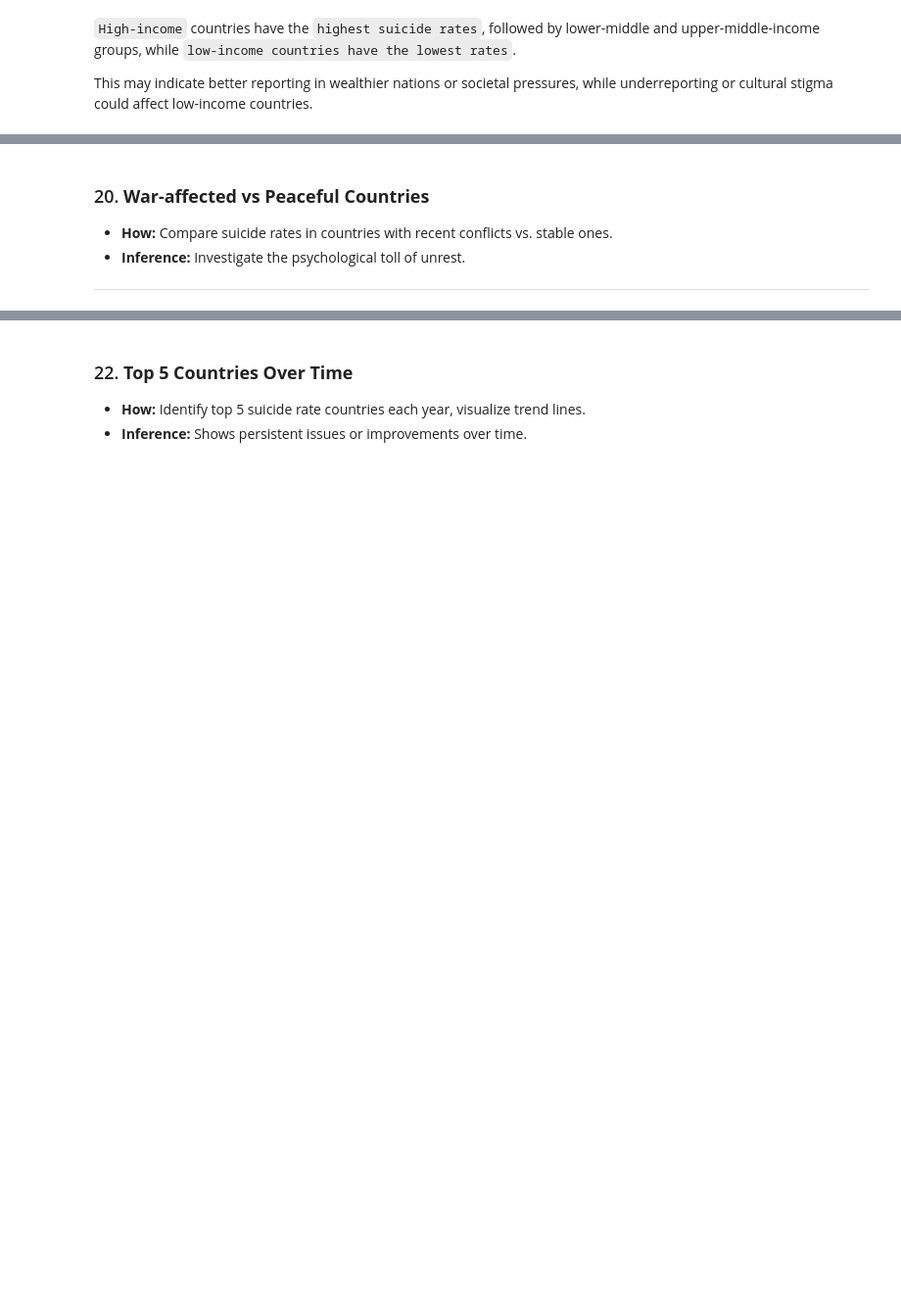
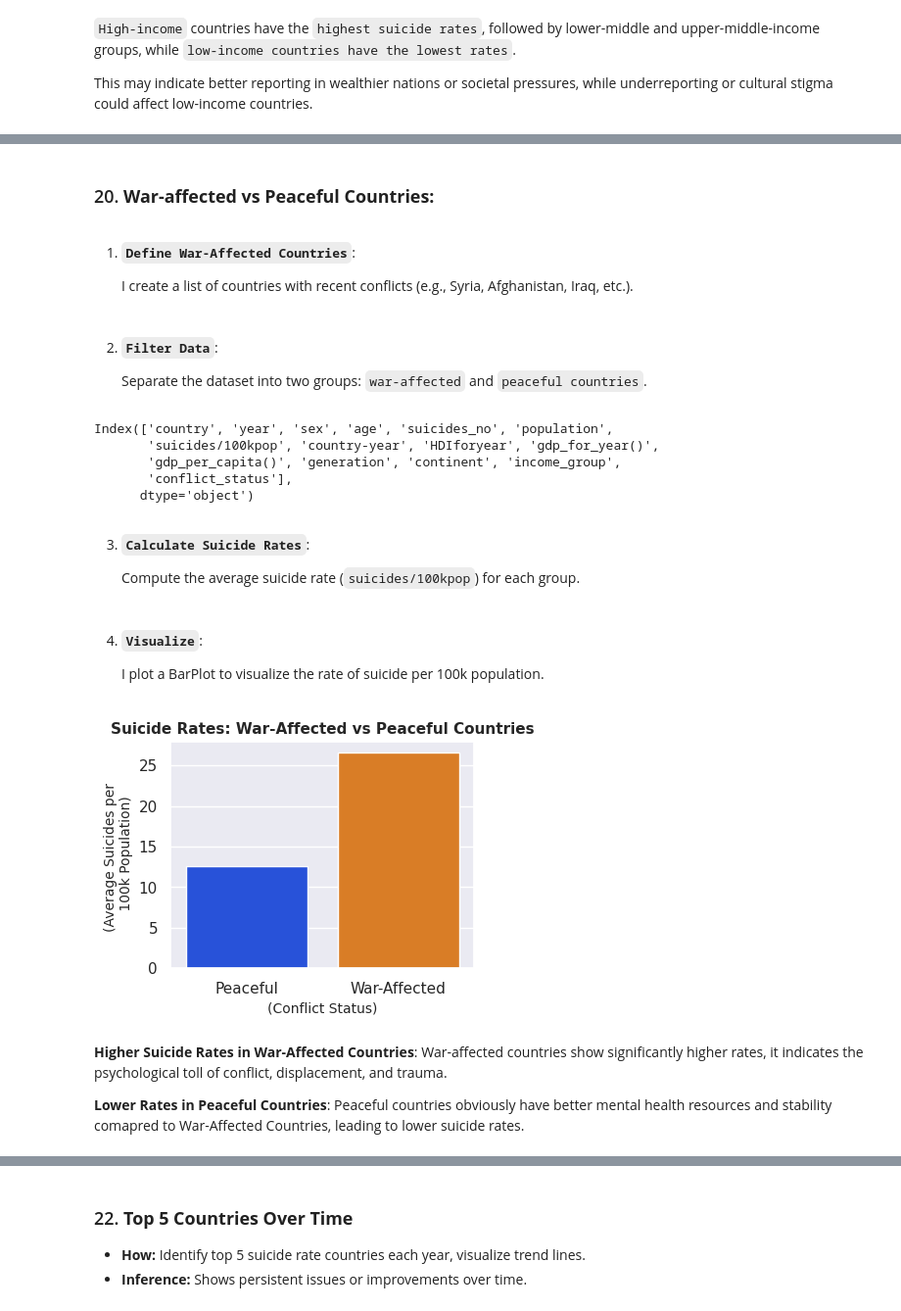
Before and after one commit to RussDai/Projects, a Jupyter notebook: 01_Data_Analysis/26_Suicide_Rates/data_analysis.ipynb, the cells around one changed output, grey strips where cells are left out. Shown at 98% size. Saved outputs shown, nothing was run; the diff lists cells and outputs as text; code cells hidden in the pictures; blank space fills up the shorter version.

```diff
--- a/01_Data_Analysis/26_Suicide_Rates/data_analysis.ipynb
+++ b/01_Data_Analysis/26_Suicide_Rates/data_analysis.ipynb
@@ -1225,8 +1323,49 @@ This may indicate better reporting in wealthier nations or societal pressures, w
 # %% [markdown]
-
-### 20. **War-affected vs Peaceful Countries**
-- **How:** Compare suicide rates in countries with recent conflicts vs. stable ones.
-- **Inference:** Investigate the psychological toll of unrest.
-
----
+### 20. **War-affected vs Peaceful Countries:**
+# %% [markdown]
+1. **`Define War-Affected Countries`**:
+
+    I create a list of countries with recent conflicts (e.g., Syria, Afghanistan, Iraq, etc.).
+# %%
+# Define war-affected countries:
+war_affected_countries = ["Syria", "Afghanistan","Pakistan" "Iraq", "Ukraine", "Yemen", "Isryal"]
+# %% [markdown]
+2. **`Filter Data`**:
+
+    Separate the dataset into two groups: `war-affected` and `peaceful countries`.
+# %%
+# Add a column to classify countries as war-affected or peaceful
+data['conflict_status'] = data['country'].apply(lambda x: 'War-Affected' if x in war_affected_countries else 'Peaceful')
+# %%
+data.columns
+# %% [output]
+Index(['country', 'year', 'sex', 'age', 'suicides_no', 'population',
+       'suicides/100kpop', 'country-year', 'HDIforyear', 'gdp_for_year()',
+       'gdp_per_capita()', 'generation', 'continent', 'income_group',
+       'conflict_status'],
+      dtype='object')
+# %% [markdown]
+3. **`Calculate Suicide Rates`**:
+
+    Compute the average suicide rate (`suicides/100kpop`) for each group.
+# %%
+# Group by conflict status and calculate average suicide rates
+conflict_data = data.groupby('conflict_status')['suicides/100kpop'].mean().reset_index()
+# %% [markdown]
+4. **`Visualize`**:
+
+    I plot a BarPlot to visualize the rate of suicide per 100k population.
+# %%
+plt.figure(figsize=(4, 3))
+sns.barplot(data=conflict_data, x='conflict_status', y='suicides/100kpop', palette='bright', hue= "conflict_status", legend= False, saturation=0.7)
+plt.title('Suicide Rates: War-Affected vs Peaceful Countries', fontsize=11, fontweight='bold')
+plt.xlabel('(Conflict Status)', fontsize=10)
+plt.ylabel('(Average Suicides per \n 100k Population)', fontsize=10) # \n for next line
+plt.show()
+# %% [output]
+[figure, added]
+# %% [markdown]
+**Higher Suicide Rates in War-Affected Countries**: War-affected countries show significantly higher rates, it indicates the psychological toll of conflict, displacement, and trauma.
+
+**Lower Rates in Peaceful Countries**: Peaceful countries obviously have better mental health resources and stability comapred to War-Affected Countries, leading to lower suicide rates.
 # %% [markdown]
```
Also changed, not shown: parts of 13 cells of this notebook.
